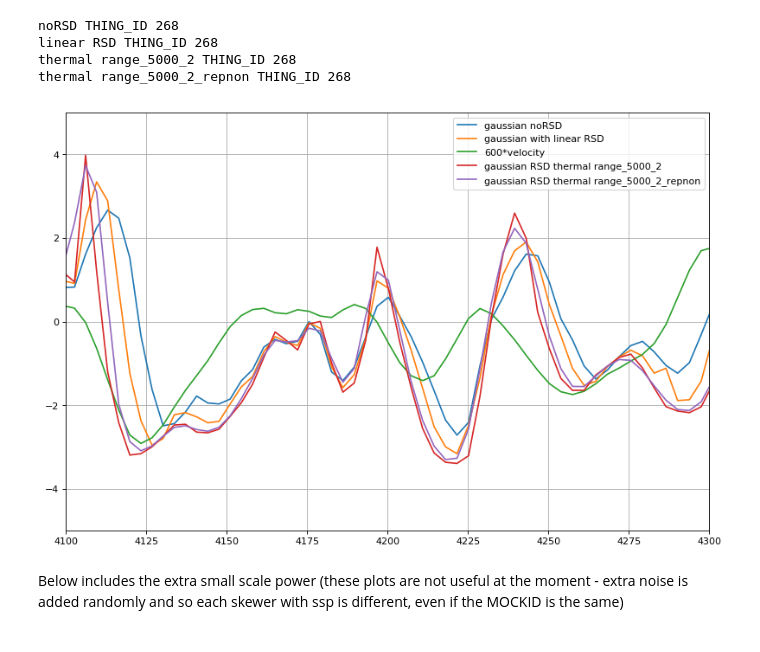
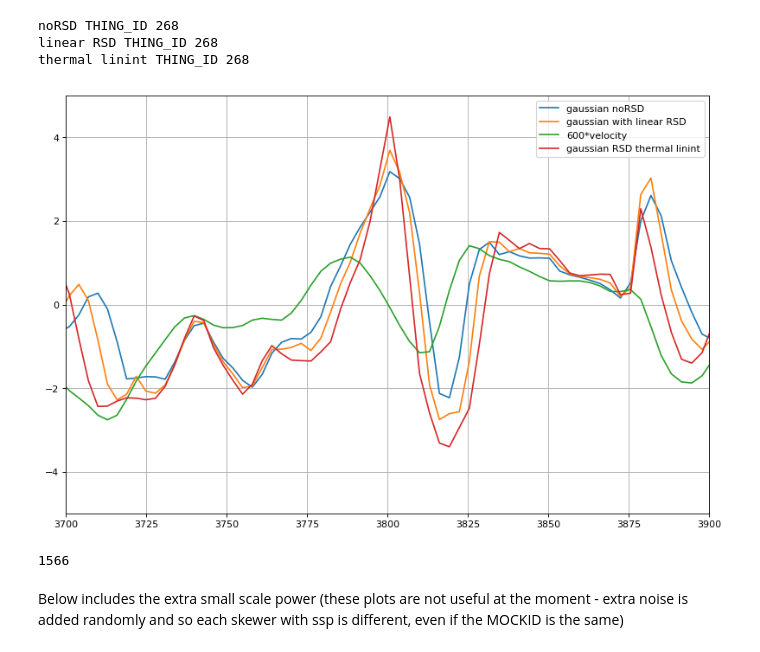
Before and after one commit to igmhub/LyaCoLoRe, a Jupyter notebook: example_scripts/test_thermal_RSD.ipynb, the cells around one changed output. Saved outputs shown, nothing was run; the diff lists cells and outputs as text; code cells hidden in the pictures.

Commit message:
Thermal RSD tests

```diff
--- a/example_scripts/test_thermal_RSD.ipynb
+++ b/example_scripts/test_thermal_RSD.ipynb
@@ -10,10 +10,10 @@ pixel = 1
 pixel100 = pixel//100
 iskewer = 4
 # %%
-thermal_cell_numbers = ['range_5000_2','range_5000_2_repnon']
+thermal_identifiers = ['linint']
 thermal_basedirs = []
-for tcn in thermal_cell_numbers:
-    thermal_basedirs += [linear_basedir+'_thermal_{}'.format(tcn)]
+for tid in thermal_identifiers:
+    thermal_basedirs += [linear_basedir+'_thermal_{}'.format(tid)]
 # %%
 plt.figure(figsize=(12, 8), dpi= 80, facecolor='w', edgecolor='k')
 
@@ -25,42 +25,45 @@ THING_ID = h[3].data['THING_ID'][iskewer]
 print('noRSD THING_ID', THING_ID)
 h.close()
 
-h = fits.open(linear_basedir+'/{}/{}/picca-gaussian-RSD-16-{}.fits'.format(pixel100,pixel,pixel))
+h = fits.open(linear_basedir+'/{}/{}/picca-gaussian-16-{}.fits'.format(pixel100,pixel,pixel))
 gaussian_skewer = h[0].data[:,iskewer]
 lambdas = 10**h[2].data
 plt.plot(lambdas,gaussian_skewer,label='gaussian with linear RSD')
 THING_ID = h[3].data['THING_ID'][iskewer]
 print('linear RSD THING_ID',THING_ID)
 h.close()
 
 h = fits.open(linear_basedir+'/{}/{}/gaussian-colore-16-{}.fits'.format(pixel100,pixel,pixel))
 velocity_skewer = h[3].data[np.searchsorted(h[1].data['MOCKID'],THING_ID),:]
-lambdas = lya*(1+h[4].data['Z'])
-plt.plot(lambdas,600*velocity_skewer,label='600*velocity')
+colore_lambdas = lya*(1+h[4].data['Z'])
+plt.plot(colore_lambdas,600*velocity_skewer,label='600*velocity')
 h.close()
 
 for i,thermal_basedir in enumerate(thermal_basedirs):
     h = fits.open(thermal_basedir+'/{}/{}/picca-gaussian-16-{}.fits'.format(pixel100,pixel,pixel))
     gaussian_skewer = h[0].data[:,iskewer]
     lambdas = 10**h[2].data
-    plt.plot(lambdas,gaussian_skewer,label='gaussian RSD thermal {}'.format(thermal_cell_numbers[i]))
+    plt.plot(lambdas,gaussian_skewer,label='gaussian RSD thermal {}'.format(thermal_identifiers[i]))
     #plt.plot(lambdas,gaussian_skewer-0.00273*lambdas,label='gaussian RSD thermal {}'.format(thermal_cell_numbers[i]))
-    print('thermal {}'.format(thermal_cell_numbers[i]),'THING_ID',h[3].data['THING_ID'][iskewer])
+    print('thermal {}'.format(thermal_identifiers[i]),'THING_ID',h[3].data['THING_ID'][iskewer])
     h.close()
 
-centre = 4200.
+centre = 3800.
 rad = 100.
 plt.xlim(centre-rad,centre+rad)
 plt.ylim(-5,5)
 plt.grid()
 plt.legend()
 plt.show()
 # %% [output]
 noRSD THING_ID 268
 linear RSD THING_ID 268
-thermal range_5000_2 THING_ID 268
-thermal range_5000_2_repnon THING_ID 268
+thermal linint THING_ID 268
-[figure, old version]
+[figure, new version]
+# %%
+np.searchsorted(colore_lambdas,3800)
+# %% [output]
+1566
 # %% [markdown]
 Below includes the extra small scale power (these plots are not useful at the moment - extra noise is added randomly and so each skewer with ssp is different, even if the MOCKID is the same)
 # %%
```
Also changed, not shown: 3 other files.
